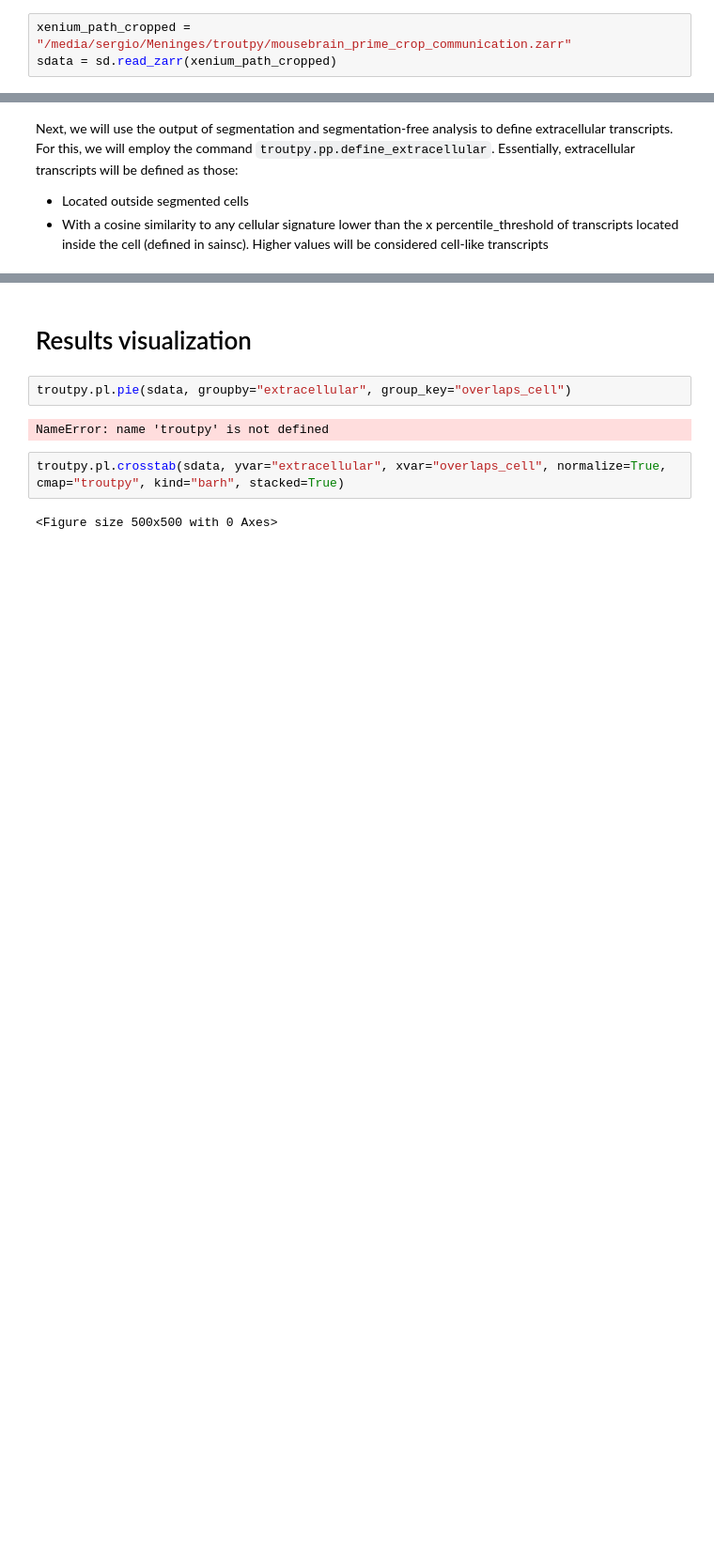
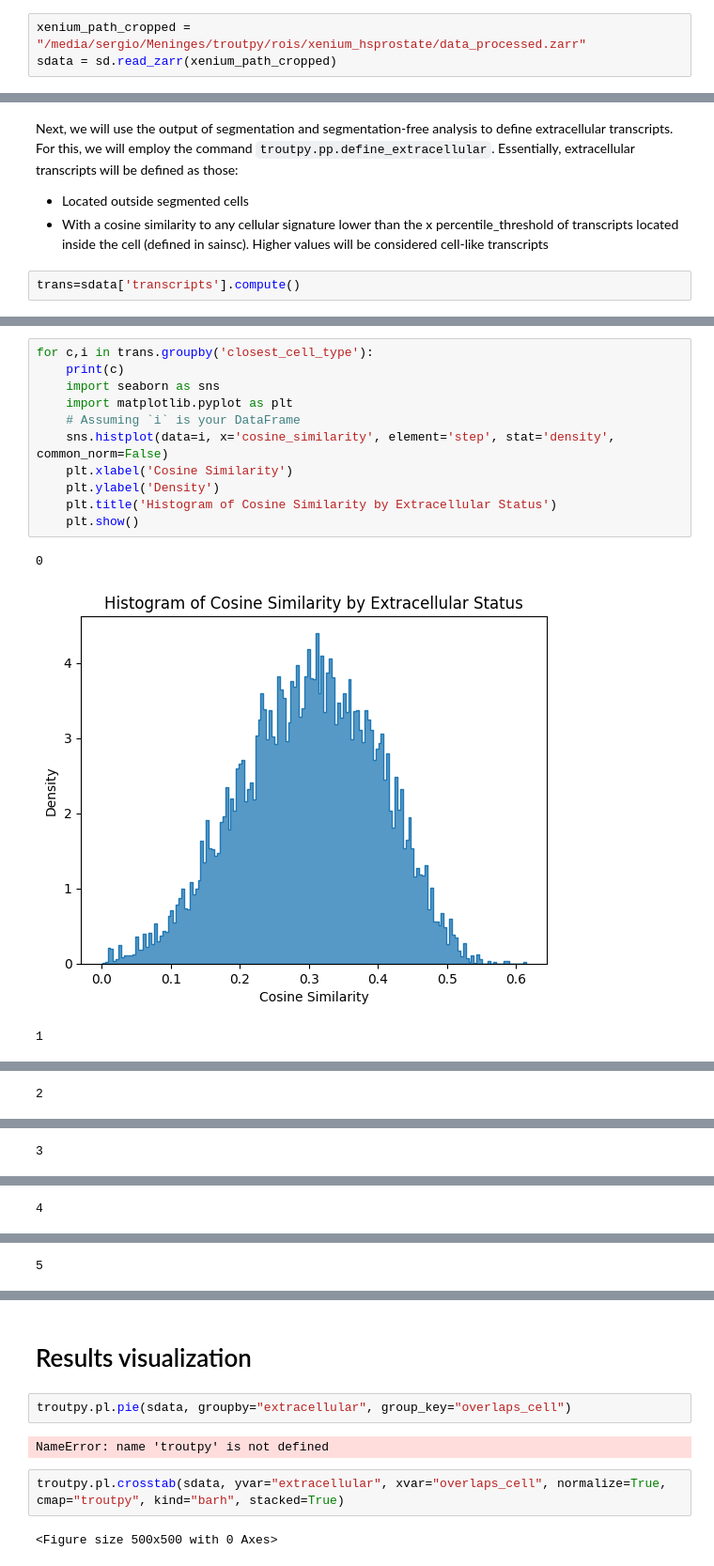
Before and after one commit to theislab/troutpy, a Jupyter notebook: notebooks/spatialdata_tutorials/2_run_segmentation_free.ipynb, the cells around one changed output, grey strips where cells are left out. Shown at 94% size. Drawn from its saved outputs; the diff is of its cells as text; blank space fills up the shorter version.

Commit message:
figures_mods

```diff
--- a/notebooks/spatialdata_tutorials/2_run_segmentation_free.ipynb
+++ b/notebooks/spatialdata_tutorials/2_run_segmentation_free.ipynb
@@ -82,7 +82,7 @@ INFO     The Zarr backing store has been changed from /media/sergio/Discovair_fi
 # %% [markdown]
 First we read the dataset
 # %%
-xenium_path_cropped = "/media/sergio/Meninges/troutpy/mousebrain_prime_crop_communication.zarr"
+xenium_path_cropped = "/media/sergio/Meninges/troutpy/rois/xenium_hsprostate/data_processed.zarr"
 sdata = sd.read_zarr(xenium_path_cropped)
 # %% [markdown]
 An alternative approach is to use sainsc, which one can run using ``troutpy.pp.segmentation_free_sainsc``
@@ -92,3 +312,5 @@ troutpy.pp.segmentation_free_sainsc(sdata, binsize=3, celltype_key="leiden", bac
 Next, we will use the output of segmentation and segmentation-free analysis to define extracellular transcripts. For this, we will employ the command ``troutpy.pp.define_extracellular``. Essentially, extracellular transcripts will be defined as those:
 - Located outside segmented cells
 - With a cosine similarity to any cellular signature lower than the x percentile_threshold of transcripts located inside the cell (defined in sainsc). Higher values will be considered cell-like transcripts
+# %%
+trans=sdata['transcripts'].compute()
@@ -94,0 +320,15 @@ Next, we will use the output of segmentation and segmentation-free analysis to d
+# %%
+for c,i in trans.groupby('closest_cell_type'):
+    print(c)
+    import seaborn as sns
+    import matplotlib.pyplot as plt
+    # Assuming `i` is your DataFrame
+    sns.histplot(data=i, x='cosine_similarity', element='step', stat='density', common_norm=False)
+    plt.xlabel('Cosine Similarity')
+    plt.ylabel('Density')
+    plt.title('Histogram of Cosine Similarity by Extracellular Status')
+    plt.show()
+# %% [output]
+0
+[figure, added]
+1
@@ -94,0 +336 @@ Next, we will use the output of segmentation and segmentation-free analysis to d
+2
@@ -94,0 +338 @@ Next, we will use the output of segmentation and segmentation-free analysis to d
+3
@@ -94,0 +340 @@ Next, we will use the output of segmentation and segmentation-free analysis to d
+4
@@ -94,0 +342 @@ Next, we will use the output of segmentation and segmentation-free analysis to d
+5
```
Also changed, not shown: parts of 5 cells of this notebook, 16 other files.
